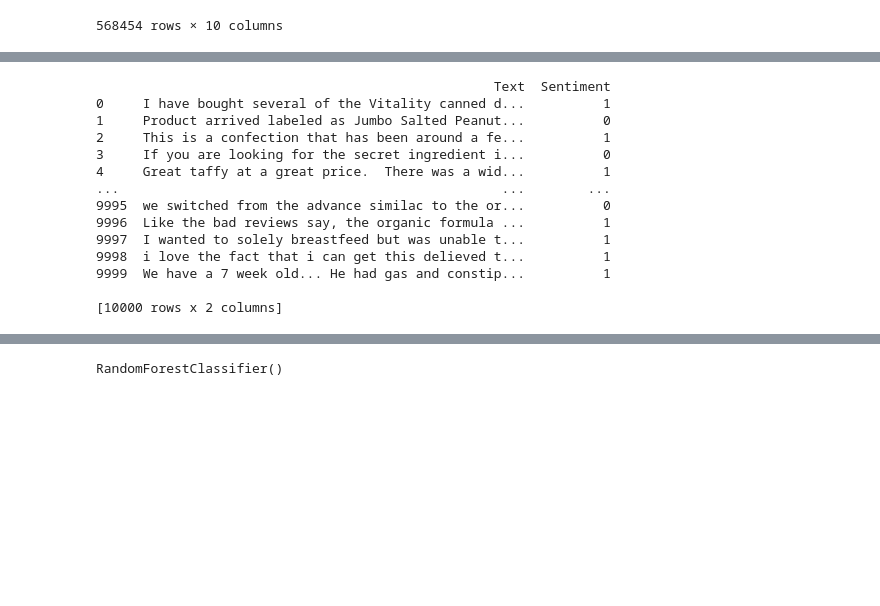
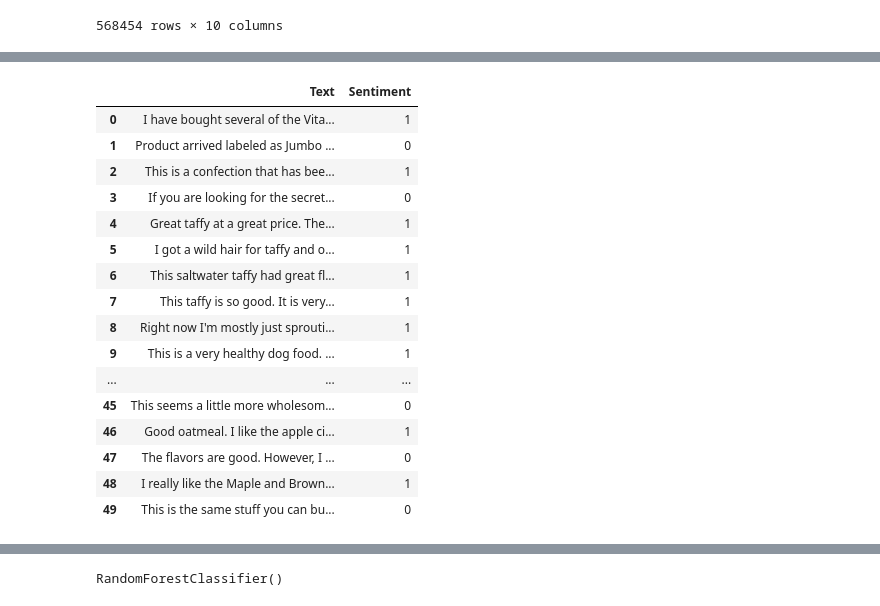
Before and after one commit to XXXSIYU/Data-Mining, a Jupyter notebook: hw2-sentiment-analysis.ipynb, the cells around one changed output, grey strips where cells are left out. Cells and saved outputs as stored; diff of their text form; code cells hidden in the pictures; blank space fills up the shorter version.

Commit message:
Kaggle Notebook | HW2 - Sentiment Analysis | Version 2

```diff
--- a/hw2-sentiment-analysis.ipynb
+++ b/hw2-sentiment-analysis.ipynb
@@ -60,24 +67,27 @@ print(df)
 # %%
-# Score轉換為二元分類
+# 進行二元分類
 df['Sentiment'] = df['Score'].apply(lambda x: 1 if x >= 4 else 0)
 df = df[['Text', 'Sentiment']]
 
-print(df)
+df.head(50)
 # %% [output]
-                                                   Text  Sentiment
-0     I have bought several of the Vitality canned d...          1
-1     Product arrived labeled as Jumbo Salted Peanut...          0
-2     This is a confection that has been around a fe...          1
-3     If you are looking for the secret ingredient i...          0
-4     Great taffy at a great price.  There was a wid...          1
-...                                                 ...        ...
-9995  we switched from the advance similac to the or...          0
-9996  Like the bad reviews say, the organic formula ...          1
-9997  I wanted to solely breastfeed but was unable t...          1
-9998  i love the fact that i can get this delieved t...          1
-9999  We have a 7 week old... He had gas and constip...          1
-
-[10000 rows x 2 columns]
+|  | Text | Sentiment |
+| 0 | I have bought several of the Vita... | 1 |
+| 1 | Product arrived labeled as Jumbo ... | 0 |
+| 2 | This is a confection that has bee... | 1 |
+| 3 | If you are looking for the secret... | 0 |
+| 4 | Great taffy at a great price. The... | 1 |
+| 5 | I got a wild hair for taffy and o... | 1 |
+| 6 | This saltwater taffy had great fl... | 1 |
+| 7 | This taffy is so good. It is very... | 1 |
+| 8 | Right now I'm mostly just sprouti... | 1 |
+| 9 | This is a very healthy dog food. ... | 1 |
+| ... | ... | ... |
+| 45 | This seems a little more wholesom... | 0 |
+| 46 | Good oatmeal. I like the apple ci... | 1 |
+| 47 | The flavors are good. However, I ... | 0 |
+| 48 | I really like the Maple and Brown... | 1 |
+| 49 | This is the same stuff you can bu... | 0 |
 # %%
 from sklearn.feature_extraction.text import ENGLISH_STOP_WORDS
 
```
Also changed, not shown: parts of 3 cells of this notebook.
